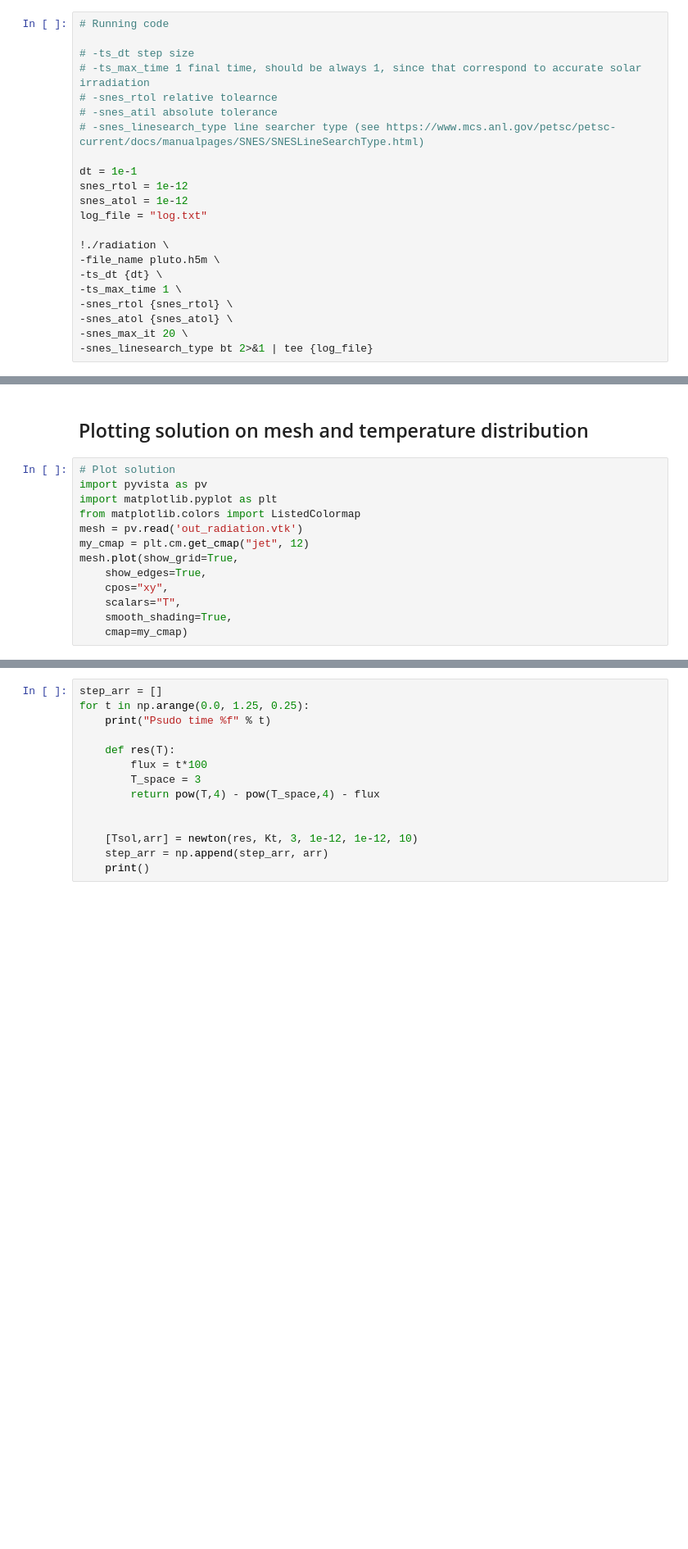
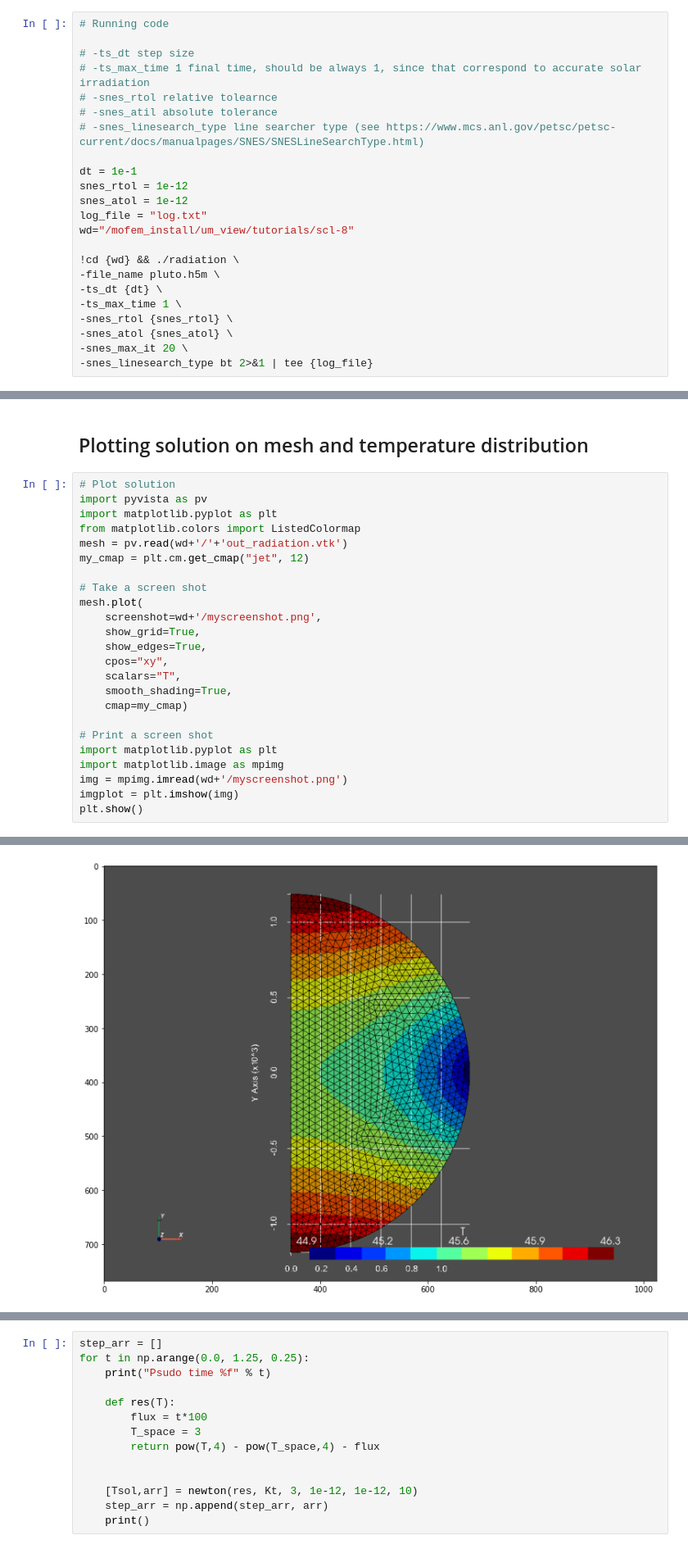
Before and after one commit to MoFEM/users-modules-cephas, a Jupyter notebook: tutorials/scl-8/pluto.ipynb, the cells around one changed output, grey strips where cells are left out. Shown at 82% size. Drawn from its saved outputs; the diff is of its cells as text; blank space fills up the shorter version.

Commit message:
improve tutorial

```diff
--- a/tutorials/scl-8/pluto.ipynb
+++ b/tutorials/scl-8/pluto.ipynb
@@ -170,8 +171,9 @@ dt = 1e-1
 snes_rtol = 1e-12
 snes_atol = 1e-12
 log_file = "log.txt"
+wd="/mofem_install/um_view/tutorials/scl-8"
 
-!./radiation \
+!cd {wd} && ./radiation \
 -file_name pluto.h5m \
 -ts_dt {dt} \
 -ts_max_time 1 \
@@ -235,13 +239,24 @@ plt.show()
 import pyvista as pv
 import matplotlib.pyplot as plt
 from matplotlib.colors import ListedColormap
-mesh = pv.read('out_radiation.vtk')
+mesh = pv.read(wd+'/'+'out_radiation.vtk')
 my_cmap = plt.cm.get_cmap("jet", 12)
-mesh.plot(show_grid=True,
+
+# Take a screen shot
+mesh.plot(
+    screenshot=wd+'/myscreenshot.png',
+    show_grid=True,
     show_edges=True,
     cpos="xy",
     scalars="T",
     smooth_shading=True,
     cmap=my_cmap)
+
+# Print a screen shot
+import matplotlib.pyplot as plt
+import matplotlib.image as mpimg
+img = mpimg.imread(wd+'/myscreenshot.png')
+imgplot = plt.imshow(img)
+plt.show()
 # %% [output]
 ViewInteractiveWidget(height=768, layout=Layout(height='auto', width='100%'), width=1024)
@@ -251,3 +263,4 @@ ViewInteractiveWidget(height=768, layout=Layout(height='auto', width='100%'), wi
+[figure, added]
 # %% [markdown]
 
 # Part III
```
Also changed, not shown: parts of 10 cells of this notebook, 2 other files.
